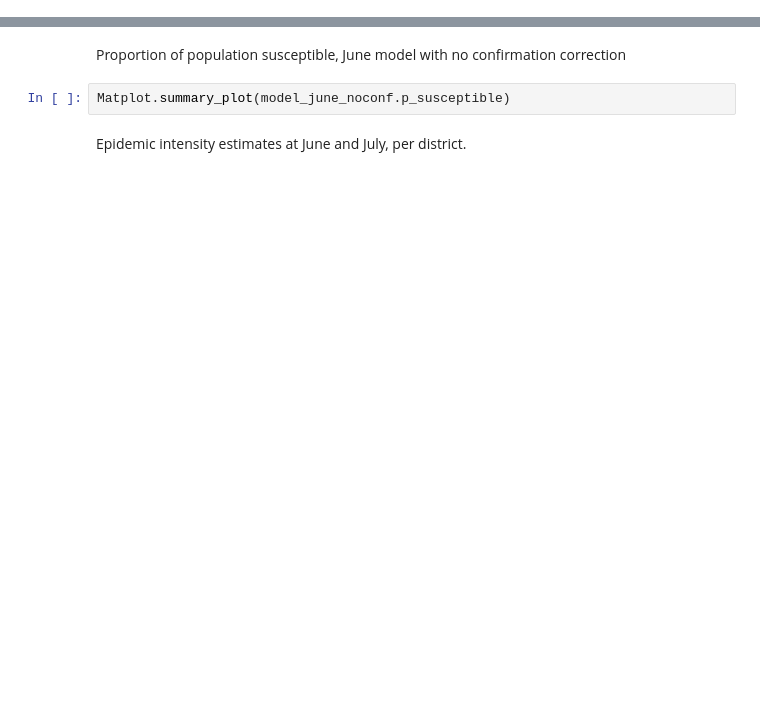
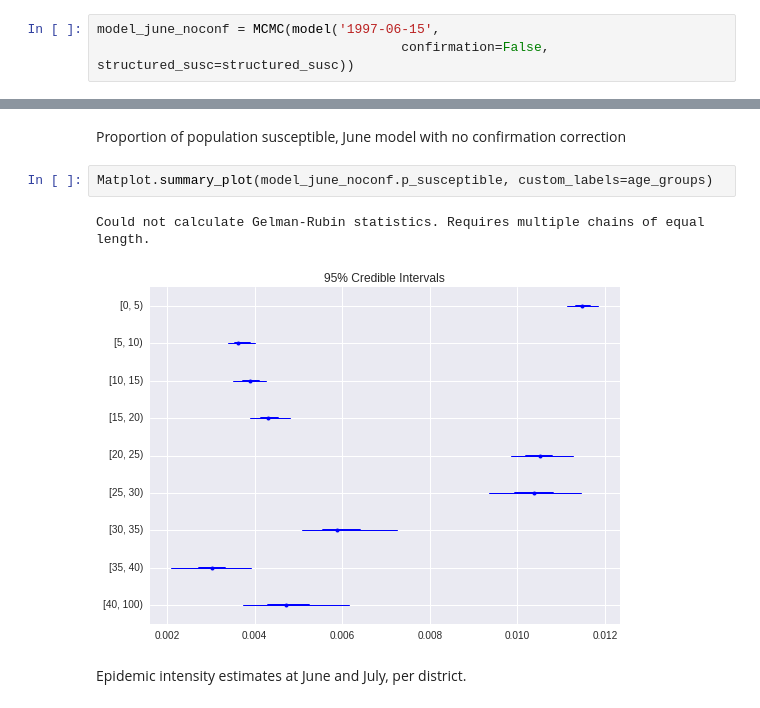
Before and after one commit to fonnesbeck/SaoPauloMeasles, a Jupyter notebook: Non-Spatial Measles Model.ipynb, the cells around one changed output, grey strips where cells are left out. Saved outputs shown, nothing was run; the diff lists cells and outputs as text; blank space fills up the shorter version.

```diff
--- a/Non-Spatial Measles Model.ipynb
+++ b/Non-Spatial Measles Model.ipynb
@@ -713,3 +682,6 @@ model_june_noconf = MCMC(_model_june_noconf,
+# %%
+model_june_noconf = MCMC(model('1997-06-15',
+                                       confirmation=False, structured_susc=structured_susc))
 # %%
 model_june_noconf.sample(n_iterations, n_burn)
 # %% [markdown]
@@ -748,7 +735,10 @@ Matplot.summary_plot(model_july.beta)
 # %% [markdown]
 Proportion of population susceptible, June model with no confirmation correction
 # %%
-Matplot.summary_plot(model_june_noconf.p_susceptible)
+Matplot.summary_plot(model_june_noconf.p_susceptible, custom_labels=age_groups)
+# %% [output]
+Could not calculate Gelman-Rubin statistics. Requires multiple chains of equal length.
+[figure, added]
 # %% [markdown]
 Epidemic intensity estimates at June and July, per district.
 # %%
```
Also changed, not shown: parts of 25 cells of this notebook.
